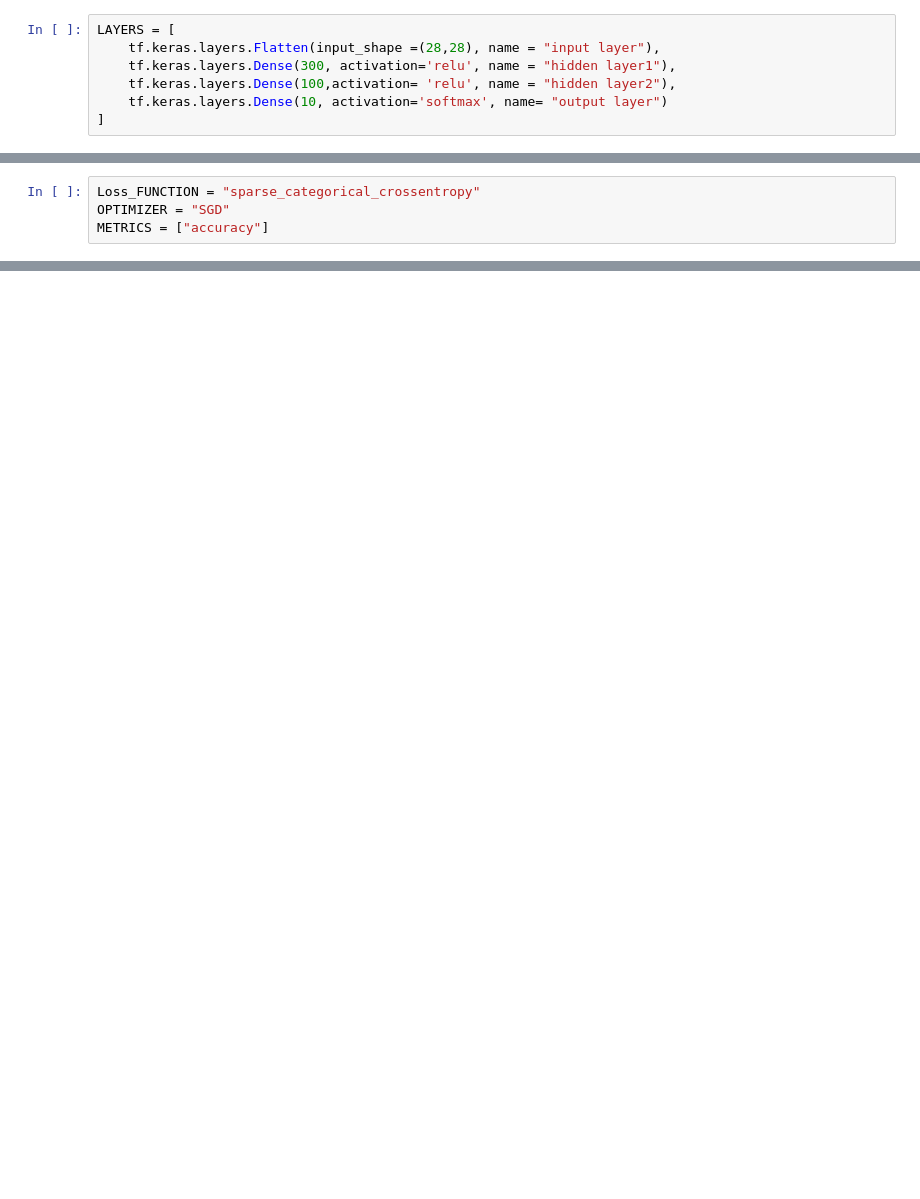
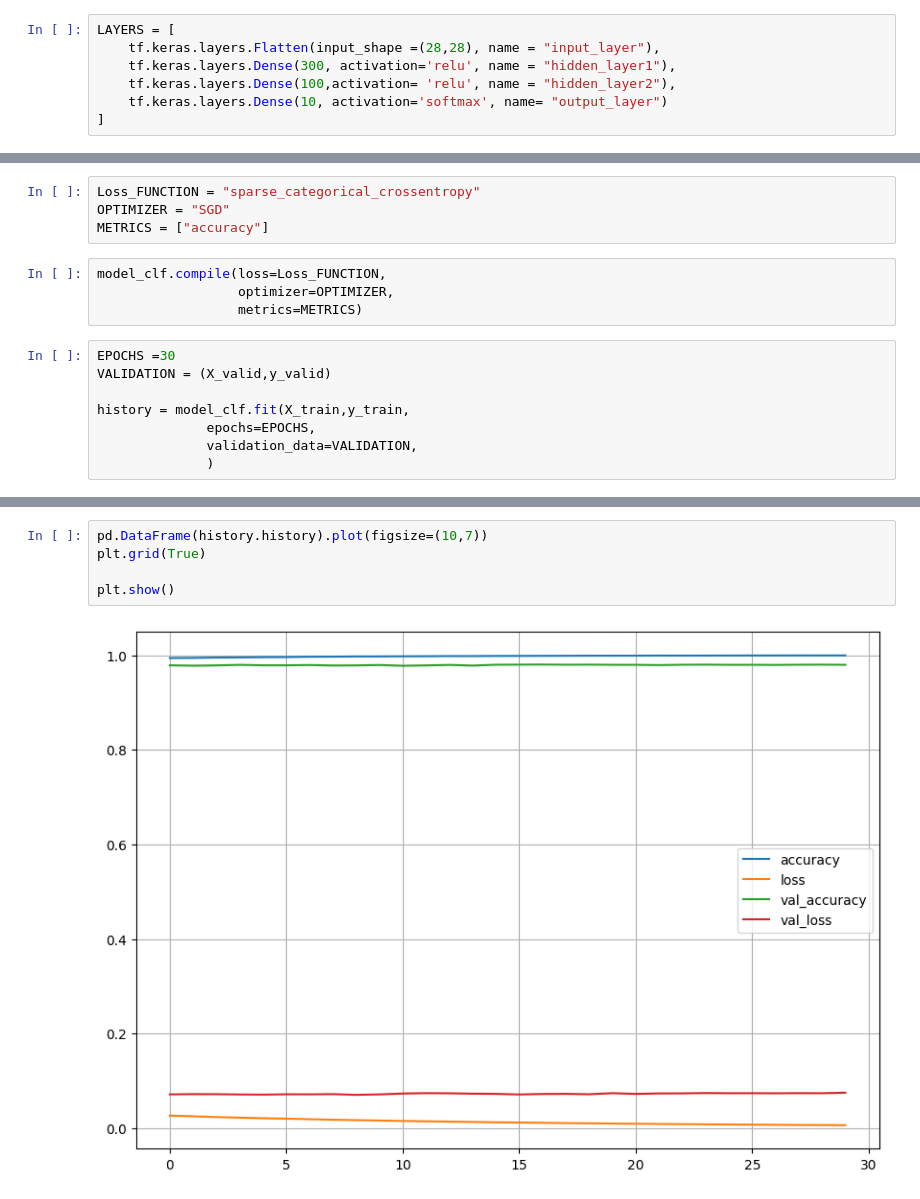
Before and after one commit to sarithamiryala/ANN_implementation, a Jupyter notebook: tf_keras.ipynb, the cells around one changed output, grey strips where cells are left out. Cells and saved outputs as stored; diff of their text form; blank space fills up the shorter version.

```diff
--- a/tf_keras.ipynb
+++ b/tf_keras.ipynb
@@ -94,10 +94,10 @@ y_valid, y_train = y_train_full[:5000], y_train_full[5000:]
 x_test = x_test /255
 # %%
 LAYERS = [
-    tf.keras.layers.Flatten(input_shape =(28,28), name = "input layer"),
-    tf.keras.layers.Dense(300, activation='relu', name = "hidden layer1"),
-    tf.keras.layers.Dense(100,activation= 'relu', name = "hidden layer2"),
-    tf.keras.layers.Dense(10, activation='softmax', name= "output layer")
+    tf.keras.layers.Flatten(input_shape =(28,28), name = "input_layer"),
+    tf.keras.layers.Dense(300, activation='relu', name = "hidden_layer1"),
+    tf.keras.layers.Dense(100,activation= 'relu', name = "hidden_layer2"),
+    tf.keras.layers.Dense(10, activation='softmax', name= "output_layer")
 ]
 # %%
 model_clf = tf.keras.models.Sequential(LAYERS)
@@ -161,3 +208,15 @@ model_clf.layers[1].get_weights()
 Loss_FUNCTION = "sparse_categorical_crossentropy"
 OPTIMIZER = "SGD"
 METRICS = ["accuracy"]
+# %%
+model_clf.compile(loss=Loss_FUNCTION,
+                  optimizer=OPTIMIZER,
+                  metrics=METRICS)
+# %%
+EPOCHS =30
+VALIDATION = (X_valid,y_valid)
+
+history = model_clf.fit(X_train,y_train,
+              epochs=EPOCHS,
+              validation_data=VALIDATION,
+              )
@@ -163,0 +269,7 @@ METRICS = ["accuracy"]
+# %%
+pd.DataFrame(history.history).plot(figsize=(10,7))
+plt.grid(True)
+
+plt.show()
+# %% [output]
+[figure, added]
```
Also changed, not shown: parts of 18 cells of this notebook.
